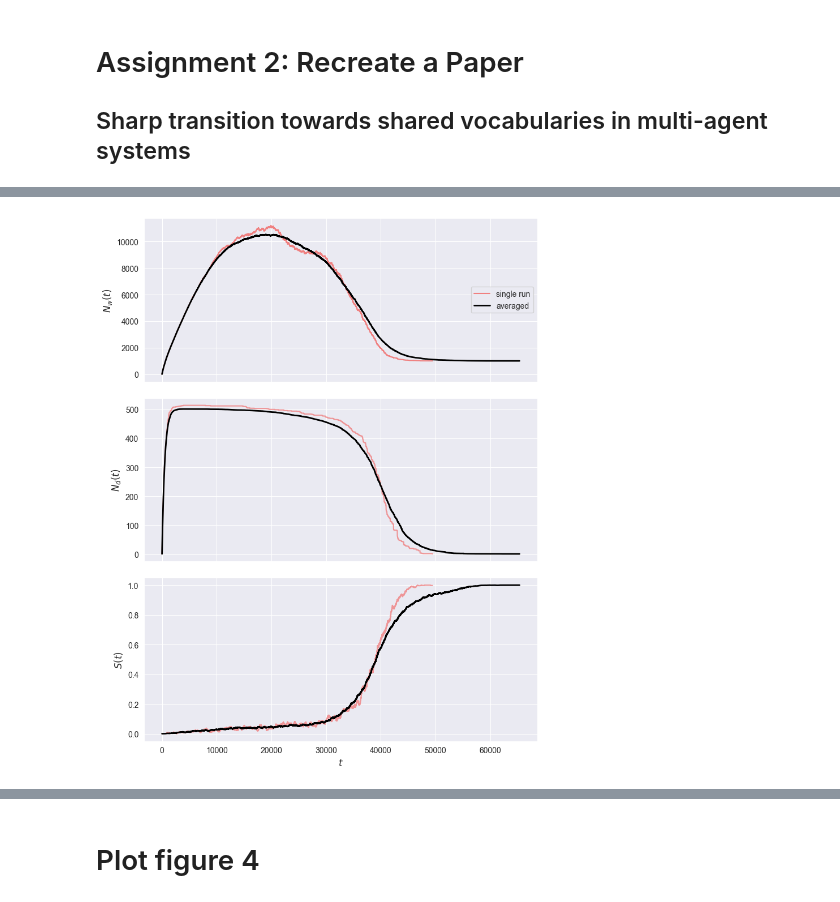
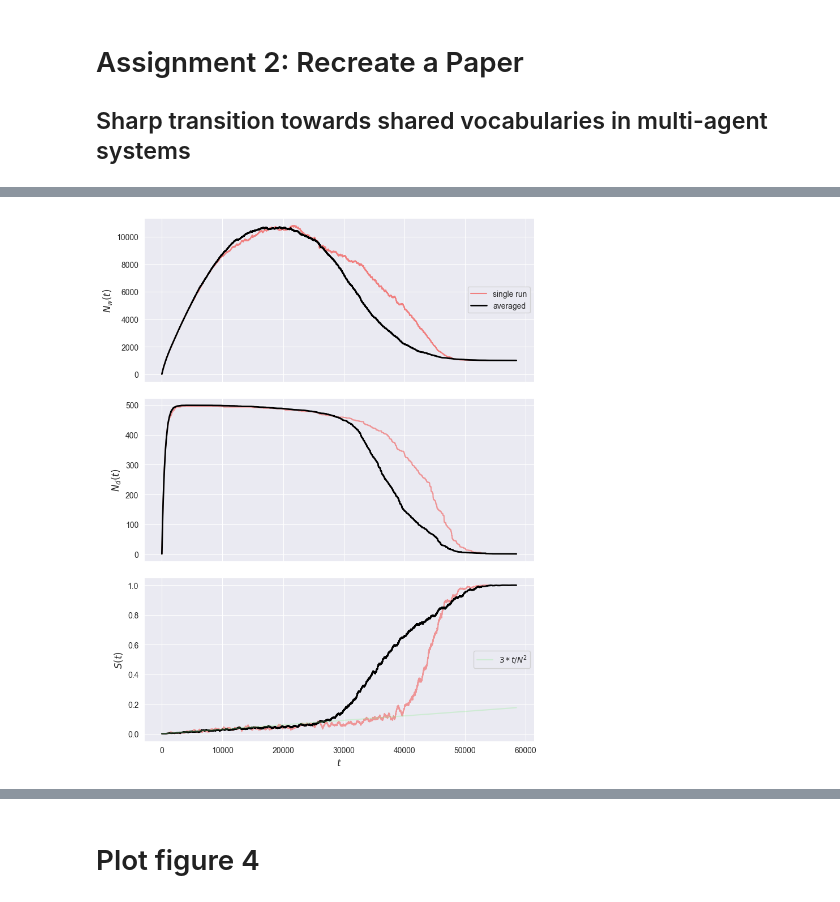
Before and after one commit to jaklvinc/CMSS-TUGraz-2026, a Jupyter notebook: hw2/Assignment2.ipynb, the cells around one changed output, grey strips where cells are left out. Cells and saved outputs as stored; diff of their text form; code cells hidden in the pictures.

Commit message:
Add descriptions for PlayerAgent and Fig2. Add 3t/N^2 line into the figure

```diff
--- a/hw2/Assignment2.ipynb
+++ b/hw2/Assignment2.ipynb
@@ -152,6 +166,6 @@ sns.lineplot(data['all_words'])
 # %%
 N_AGENTS = 1000
-N_RUNS = 10
+N_RUNS = 500
 N_OBJECTS = 1
 
 def run_multiple_times(n_runs = N_RUNS,n_agents = N_AGENTS, n_objects = N_OBJECTS):
@@ -208,29 +231,32 @@ avg_nw , avg_nd ,avg_s = count_averages(all_runs_data, max_steps)
 # %%
 
 def plot_fig_two(single_data, avg_nw, avg_nd, avg_s):
     fig, axes = plt.subplots(3, 1, figsize=(8, 10), sharex=True)
 
     axes[0].plot(single_data['all_words'], color='lightcoral', label='single run')
     axes[0].plot(avg_nw, color='black', linewidth=2, label='averaged')
     axes[0].set_ylabel('$N_w(t)$', fontsize=12)
     axes[0].legend(loc='center right')
 
     axes[1].plot(single_data['unique_words'], color='lightcoral', alpha=0.8)
     axes[1].plot(avg_nd, color='black', linewidth=2)
     axes[1].set_ylabel('$N_d(t)$', fontsize=12)
 
 
     # apply a rolling window here
     single_s_rolling = single_data['success'].rolling(window=500, min_periods=1).mean()
     axes[2].plot(single_s_rolling, color='lightcoral', alpha=0.8)
     axes[2].plot(avg_s.rolling(window=500, min_periods=1).mean(), color='black', linewidth=2)
     axes[2].set_ylabel('$S(t)$', fontsize=12)
     axes[2].set_xlabel('$t$', fontsize=12)
+    axes[2].plot([3*x/(N_AGENTS**2) for x in range(max_steps) ], color='lightgreen', alpha=0.3,label='$3*t/N^2$')
+    axes[2].legend(loc='center right')
+
 
     plt.tight_layout()
     plt.subplots_adjust(hspace=0.1)
     plt.show()
 
 plot_fig_two(single_data, avg_nw, avg_nd, avg_s)
 # %% [output]
-[figure, old version]
+[figure, new version]
```
Also changed, not shown: parts of 10 cells of this notebook.
